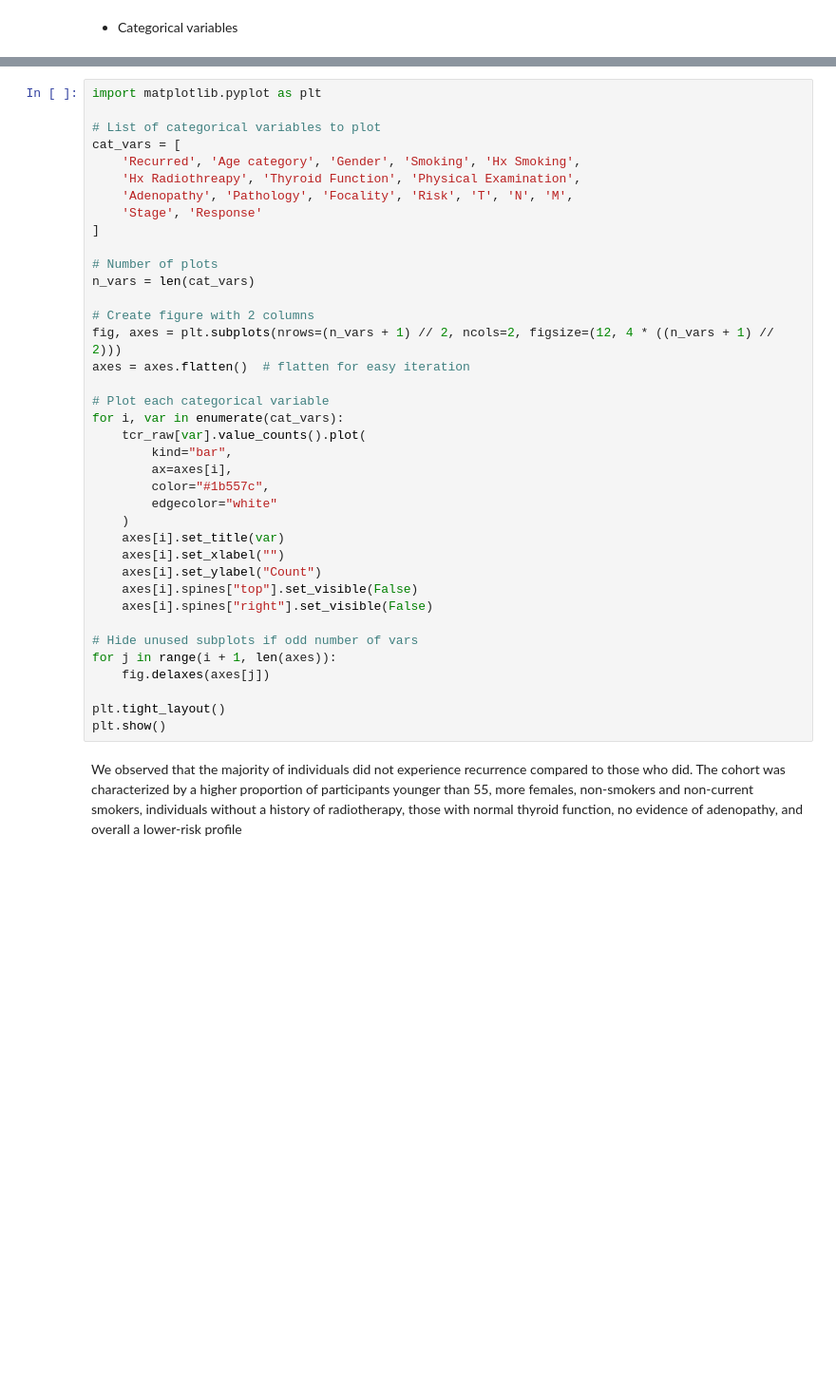
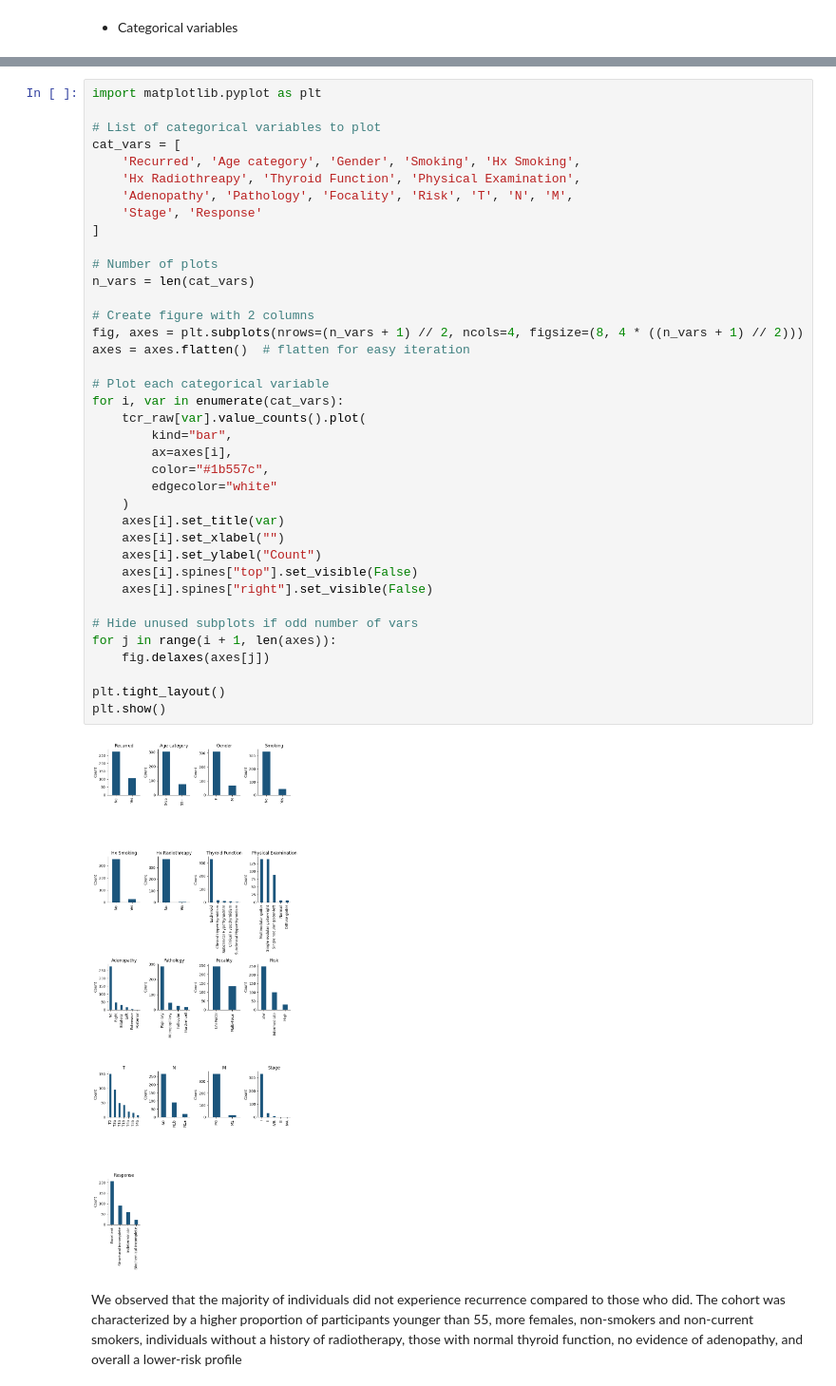
Before and after one commit to andrewnana/Python-Machine-Learning, a Jupyter notebook: Tcr-part1-EDA-logistic-regression.ipynb, the cells around one changed output, grey strips where cells are left out. Shown: that part at 95% size. Cells and saved outputs as stored; diff of their text form; blank space fills up the shorter version.

```diff
--- a/Tcr-part1-EDA-logistic-regression.ipynb
+++ b/Tcr-part1-EDA-logistic-regression.ipynb
@@ -236,34 +265,36 @@ cat_vars = [
     'Adenopathy', 'Pathology', 'Focality', 'Risk', 'T', 'N', 'M',
     'Stage', 'Response'
 ]
 
 # Number of plots
 n_vars = len(cat_vars)
 
 # Create figure with 2 columns
-fig, axes = plt.subplots(nrows=(n_vars + 1) // 2, ncols=2, figsize=(12, 4 * ((n_vars + 1) // 2)))
+fig, axes = plt.subplots(nrows=(n_vars + 1) // 2, ncols=4, figsize=(8, 4 * ((n_vars + 1) // 2)))
 axes = axes.flatten()  # flatten for easy iteration
 
 # Plot each categorical variable
 for i, var in enumerate(cat_vars):
     tcr_raw[var].value_counts().plot(
         kind="bar",
         ax=axes[i],
         color="#1b557c",
         edgecolor="white"
     )
     axes[i].set_title(var)
     axes[i].set_xlabel("")
     axes[i].set_ylabel("Count")
     axes[i].spines["top"].set_visible(False)
     axes[i].spines["right"].set_visible(False)
 
 # Hide unused subplots if odd number of vars
 for j in range(i + 1, len(axes)):
     fig.delaxes(axes[j])
 
 plt.tight_layout()
 plt.show()
+# %% [output]
+[figure, added]
 # %% [markdown]
 <span style="font-size:14px">
 We observed that the majority of individuals did not experience recurrence compared to those who did. The cohort was characterized by a higher proportion of participants younger than 55, more females, non-smokers and non-current smokers, individuals without a history of radiotherapy, those with normal thyroid function, no evidence of adenopathy, and overall a lower-risk profile
```
Also changed, not shown: parts of 46 cells of this notebook, 2 other files.
